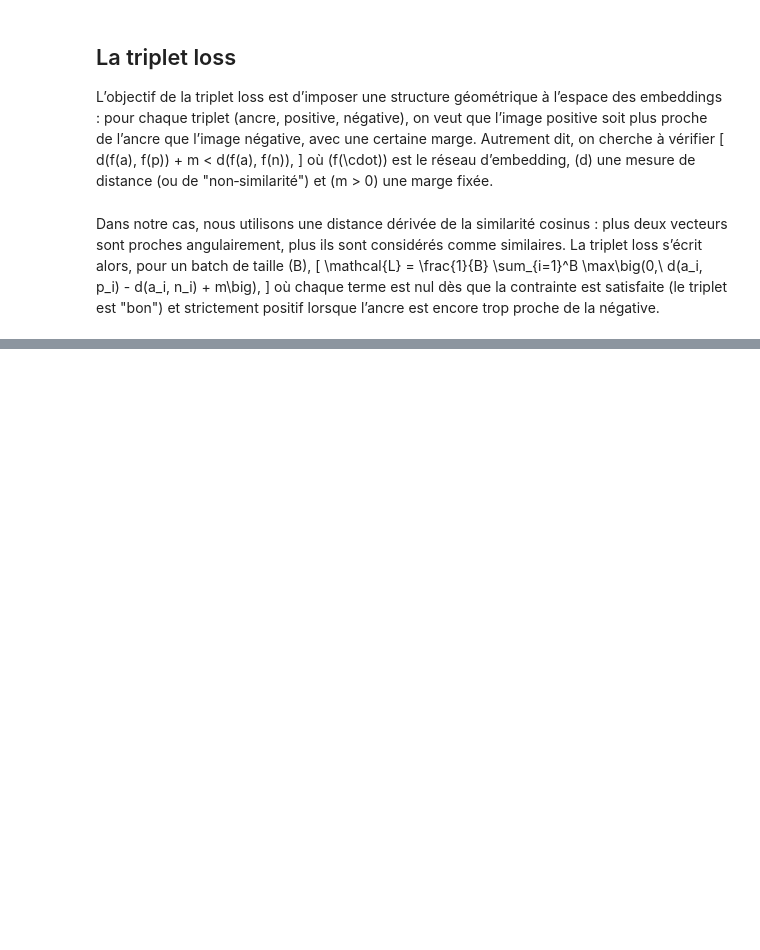
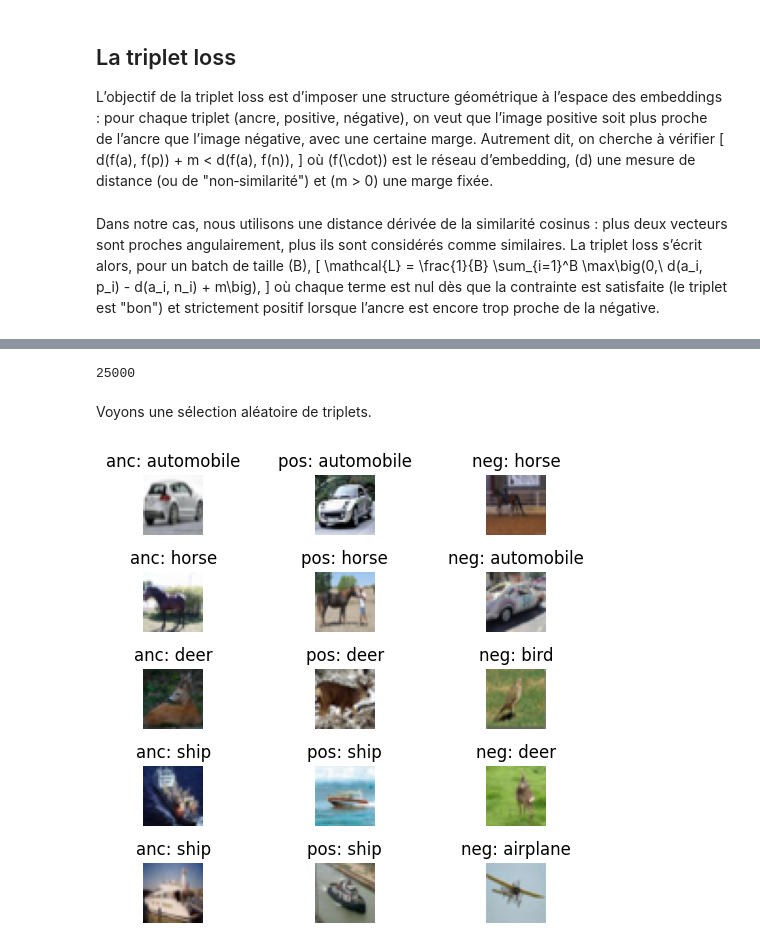
Before and after one commit to adlane98/koleo-study, a Jupyter notebook: article.ipynb, the cells around one changed output, grey strips where cells are left out. Drawn from its saved outputs; the diff is of its cells as text; code cells hidden in the pictures; blank space fills up the shorter version.

```diff
--- a/article.ipynb
+++ b/article.ipynb
@@ -198,0 +254,74 @@ AttributeError: 'int' object has no attribute 'cosine_similarity'
+# %%
+from torch.utils.data import Dataset
+import torchvision.transforms as T
+
+class TripletsCIFAR10Dataset(Dataset):
+    def __init__(self, triplets, transform=None):
+        # (N, 3, H, W, C) -> (N, 3, C, H, W)
+        self.triplets = torch.from_numpy(
+            triplets.transpose(0, 1, 4, 2, 3) / 255.0
+        ).float()
+        self.transform = transform
+
+    def __len__(self):
+        return self.triplets.shape[0]
+
+    def __getitem__(self, idx):
+        triplet = self.triplets[idx]
+        anchor, positive, negative = triplet[0], triplet[1], triplet[2]
+        if self.transform is not None:
+            anchor = self.transform(anchor)
+            positive = self.transform(positive)
+            negative = self.transform(negative)
+        return anchor, positive, negative
+
+train_transforms = T.Compose([
+    T.RandomCrop(32, padding=4),
+    T.RandomHorizontalFlip(),
+    T.Normalize(mean=[0.4914, 0.4822, 0.4465], std=[0.2470, 0.2435, 0.2616]),
+])
+
+val_transforms = T.Compose([
+    T.Normalize(mean=[0.4914, 0.4822, 0.4465], std=[0.2470, 0.2435, 0.2616]),
+])
+
+triplet_dataset = TripletsCIFAR10Dataset(triplets)
+len(triplet_dataset)
+# %% [output]
+25000
+# %% [markdown]
+Voyons une sélection aléatoire de triplets.
+# %%
+n_examples = 5
+indices = np.random.choice(len(triplet_dataset), n_examples, replace=False)
+
+fig, axes = plt.subplots(n_examples, 3, figsize=(6, 1 * n_examples))
+
+for row_idx, idx in enumerate(indices):
+    anchor, positive, negative = triplet_dataset[idx]
+
+    anchor_img = anchor.permute(1, 2, 0).numpy()
+    positive_img = positive.permute(1, 2, 0).numpy()
+    negative_img = negative.permute(1, 2, 0).numpy()
+
+    anchor_label = int(triplets_labels[idx, 0])
+    positive_label = int(triplets_labels[idx, 1])
+    negative_label = int(triplets_labels[idx, 2])
+
+    axes[row_idx, 0].imshow(anchor_img)
+    axes[row_idx, 0].set_title(f'anc: {label_names[anchor_label]}', fontsize=12)
+    axes[row_idx, 0].axis('off')
+    axes[row_idx, 0].set_ylabel(f'Triplet {idx}', fontsize=12, rotation=0, labelpad=50)
+
+    axes[row_idx, 1].imshow(positive_img)
+    axes[row_idx, 1].set_title(f'pos: {label_names[positive_label]}', fontsize=12)
+    axes[row_idx, 1].axis('off')
+
+    axes[row_idx, 2].imshow(negative_img)
+    axes[row_idx, 2].set_title(f'neg: {label_names[negative_label]}', fontsize=12)
+    axes[row_idx, 2].axis('off')
+
+plt.tight_layout()
+plt.show()
+# %% [output]
+[figure, added]
```
Also changed, not shown: parts of 14 cells of this notebook, 3 other files.
